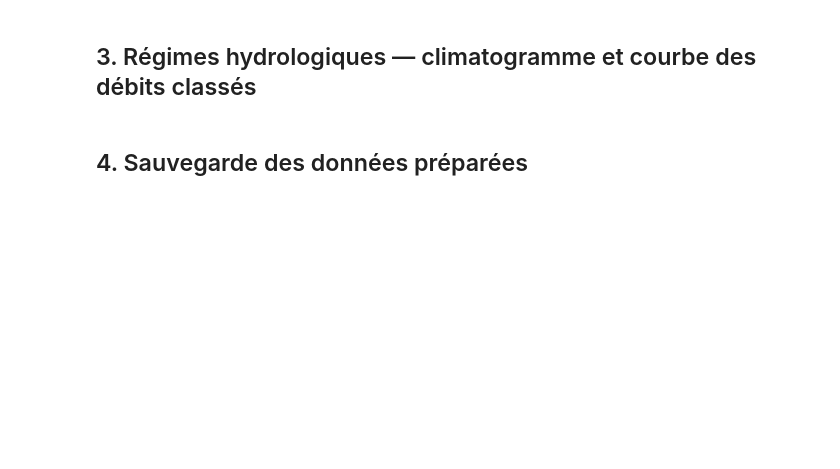
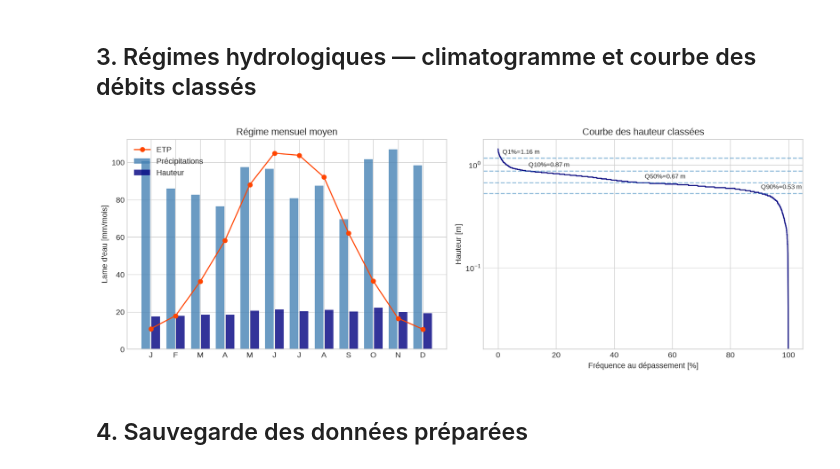
Before and after one commit to arthurleq/Modelisation-hydraulique, a Jupyter notebook: hydrometrie/notebooks/01_data_exploration.ipynb, the cells around one changed output. Drawn from its saved outputs; the diff is of its cells as text; code cells hidden in the pictures; blank space fills up the shorter version.

```diff
--- a/hydrometrie/notebooks/01_data_exploration.ipynb
+++ b/hydrometrie/notebooks/01_data_exploration.ipynb
@@ -130,37 +239,39 @@ plt.show()
 # %%
 fig, axes = plt.subplots(1, 2, figsize=(14, 5))
 
 # --- Climatogramme mensuel ---
-monthly = df.resample('ME').agg({'precip_mm': 'sum', 'Q_obs': 'sum', 'pet': 'sum'})
+monthly = df.resample('ME').agg({'precip_mm': 'sum', 'H_obs': 'sum', 'pet': 'sum'})
 monthly_mean = monthly.groupby(monthly.index.month).mean()
 
 months = ['J','F','M','A','M','J','J','A','S','O','N','D']
 x = np.arange(12)
 ax = axes[0]
 ax.bar(x - 0.2, monthly_mean['precip_mm'], 0.35, label='Précipitations', color='steelblue', alpha=0.8)
-ax.bar(x + 0.2, monthly_mean['Q_obs'],     0.35, label='Débit',         color='navy',      alpha=0.8)
+ax.bar(x + 0.2, monthly_mean['H_obs'],     0.35, label='Hauteur',         color='navy',      alpha=0.8)
 ax.plot(x, monthly_mean['pet'], 'o-', color='orangered', label='ETP')
 ax.set_xticks(x); ax.set_xticklabels(months)
 ax.set_ylabel('Lame d\'eau [mm/mois]')
 ax.set_title('Régime mensuel moyen')
 ax.legend()
 
-# --- Courbe des débits classés ---
+# --- Courbe des hauteur classées ---
 ax2 = axes[1]
-q_sorted = np.sort(df['Q_obs'].dropna().values)[::-1]
+q_sorted = np.sort(df['H_obs'].dropna().values)[::-1]
 freq = np.arange(1, len(q_sorted) + 1) / len(q_sorted) * 100
 ax2.semilogy(freq, q_sorted, color='navy', linewidth=1.5)
 for p, label in [(1,'Q1%'), (10,'Q10%'), (50,'Q50%'), (90,'Q90%')]:
-    qval = np.percentile(df['Q_obs'].dropna(), 100-p)
+    qval = np.percentile(df['H_obs'].dropna(), 100-p)
     ax2.axhline(qval, linestyle='--', alpha=0.5)
-    ax2.text(p+0.5, qval*1.1, f'{label}={qval:.2f} mm/j', fontsize=9)
+    ax2.text(p+0.5, qval*1.1, f'{label}={qval:.2f} m', fontsize=9)
 ax2.set_xlabel('Fréquence au dépassement [%]')
-ax2.set_ylabel('Débit [mm/j]')
-ax2.set_title('Courbe des débits classés')
+ax2.set_ylabel('Hauteur [m]')
+ax2.set_title('Courbe des hauteur classées')
 
 plt.tight_layout()
 plt.savefig('../figures/01_regime_hydrologique.png', bbox_inches='tight')
 plt.show()
+# %% [output]
+[figure, added]
 # %% [markdown]
 ## 4. Sauvegarde des données préparées
 # %%
```
Also changed, not shown: parts of 8 cells of this notebook.
